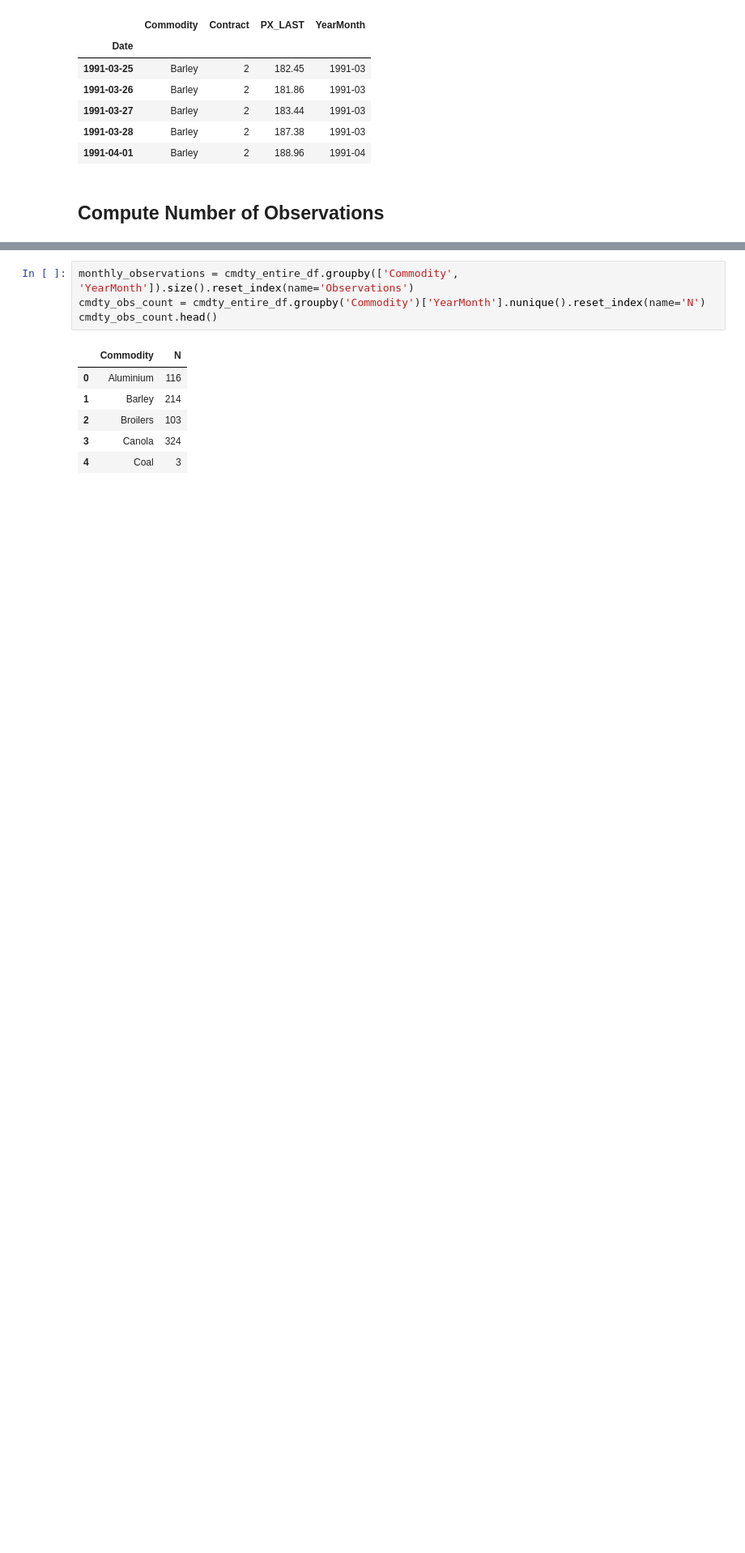
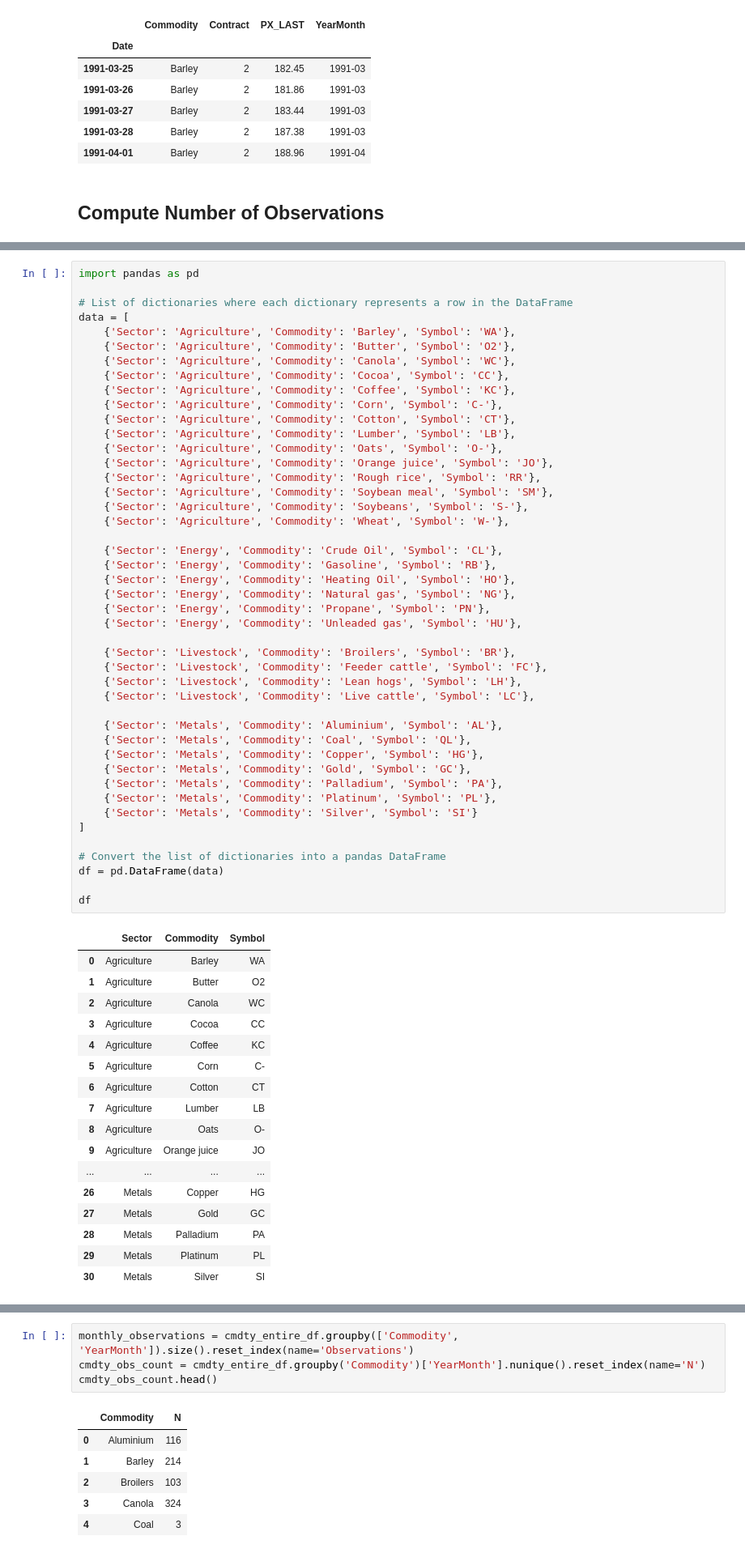
Before and after one commit to Raafayuqaily/DS-Commodities-Final-Project, a Jupyter notebook: src/Data_Analysis_Preparation_02272024.ipynb, the cells around one changed output, grey strips where cells are left out. Shown at 81% size. Drawn from its saved outputs; the diff is of its cells as text; blank space fills up the shorter version.

```diff
--- a/src/Data_Analysis_Preparation_02272024.ipynb
+++ b/src/Data_Analysis_Preparation_02272024.ipynb
@@ -50,0 +81,63 @@ cmdty_cntrct_2_df.head()
+# %%
+import pandas as pd
+
+# List of dictionaries where each dictionary represents a row in the DataFrame
+data = [
+    {'Sector': 'Agriculture', 'Commodity': 'Barley', 'Symbol': 'WA'},
+    {'Sector': 'Agriculture', 'Commodity': 'Butter', 'Symbol': 'O2'},
+    {'Sector': 'Agriculture', 'Commodity': 'Canola', 'Symbol': 'WC'},
+    {'Sector': 'Agriculture', 'Commodity': 'Cocoa', 'Symbol': 'CC'},
+    {'Sector': 'Agriculture', 'Commodity': 'Coffee', 'Symbol': 'KC'},
+    {'Sector': 'Agriculture', 'Commodity': 'Corn', 'Symbol': 'C-'},
+    {'Sector': 'Agriculture', 'Commodity': 'Cotton', 'Symbol': 'CT'},
+    {'Sector': 'Agriculture', 'Commodity': 'Lumber', 'Symbol': 'LB'},
+    {'Sector': 'Agriculture', 'Commodity': 'Oats', 'Symbol': 'O-'},
+    {'Sector': 'Agriculture', 'Commodity': 'Orange juice', 'Symbol': 'JO'},
+    {'Sector': 'Agriculture', 'Commodity': 'Rough rice', 'Symbol': 'RR'},
+    {'Sector': 'Agriculture', 'Commodity': 'Soybean meal', 'Symbol': 'SM'},
+    {'Sector': 'Agriculture', 'Commodity': 'Soybeans', 'Symbol': 'S-'},
+    {'Sector': 'Agriculture', 'Commodity': 'Wheat', 'Symbol': 'W-'},
+
+    {'Sector': 'Energy', 'Commodity': 'Crude Oil', 'Symbol': 'CL'},
+    {'Sector': 'Energy', 'Commodity': 'Gasoline', 'Symbol': 'RB'},
+    {'Sector': 'Energy', 'Commodity': 'Heating Oil', 'Symbol': 'HO'},
+    {'Sector': 'Energy', 'Commodity': 'Natural gas', 'Symbol': 'NG'},
+    {'Sector': 'Energy', 'Commodity': 'Propane', 'Symbol': 'PN'},
+    {'Sector': 'Energy', 'Commodity': 'Unleaded gas', 'Symbol': 'HU'},
+
+    {'Sector': 'Livestock', 'Commodity': 'Broilers', 'Symbol': 'BR'},
+    {'Sector': 'Livestock', 'Commodity': 'Feeder cattle', 'Symbol': 'FC'},
+    {'Sector': 'Livestock', 'Commodity': 'Lean hogs', 'Symbol': 'LH'},
+    {'Sector': 'Livestock', 'Commodity': 'Live cattle', 'Symbol': 'LC'},
+
+    {'Sector': 'Metals', 'Commodity': 'Aluminium', 'Symbol': 'AL'},
+    {'Sector': 'Metals', 'Commodity': 'Coal', 'Symbol': 'QL'},
+    {'Sector': 'Metals', 'Commodity': 'Copper', 'Symbol': 'HG'},
+    {'Sector': 'Metals', 'Commodity': 'Gold', 'Symbol': 'GC'},
+    {'Sector': 'Metals', 'Commodity': 'Palladium', 'Symbol': 'PA'},
+    {'Sector': 'Metals', 'Commodity': 'Platinum', 'Symbol': 'PL'},
+    {'Sector': 'Metals', 'Commodity': 'Silver', 'Symbol': 'SI'}
+]
+
+# Convert the list of dictionaries into a pandas DataFrame
+df = pd.DataFrame(data)
+
+df
+# %% [output]
+|  | Sector | Commodity | Symbol |
+| 0 | Agriculture | Barley | WA |
+| 1 | Agriculture | Butter | O2 |
+| 2 | Agriculture | Canola | WC |
+| 3 | Agriculture | Cocoa | CC |
+| 4 | Agriculture | Coffee | KC |
+| 5 | Agriculture | Corn | C- |
+| 6 | Agriculture | Cotton | CT |
+| 7 | Agriculture | Lumber | LB |
+| 8 | Agriculture | Oats | O- |
+| 9 | Agriculture | Orange juice | JO |
+| ... | ... | ... | ... |
+| 26 | Metals | Copper | HG |
+| 27 | Metals | Gold | GC |
+| 28 | Metals | Palladium | PA |
+| 29 | Metals | Platinum | PL |
+| 30 | Metals | Silver | SI |
```
Also changed, not shown: parts of 5 cells of this notebook.
